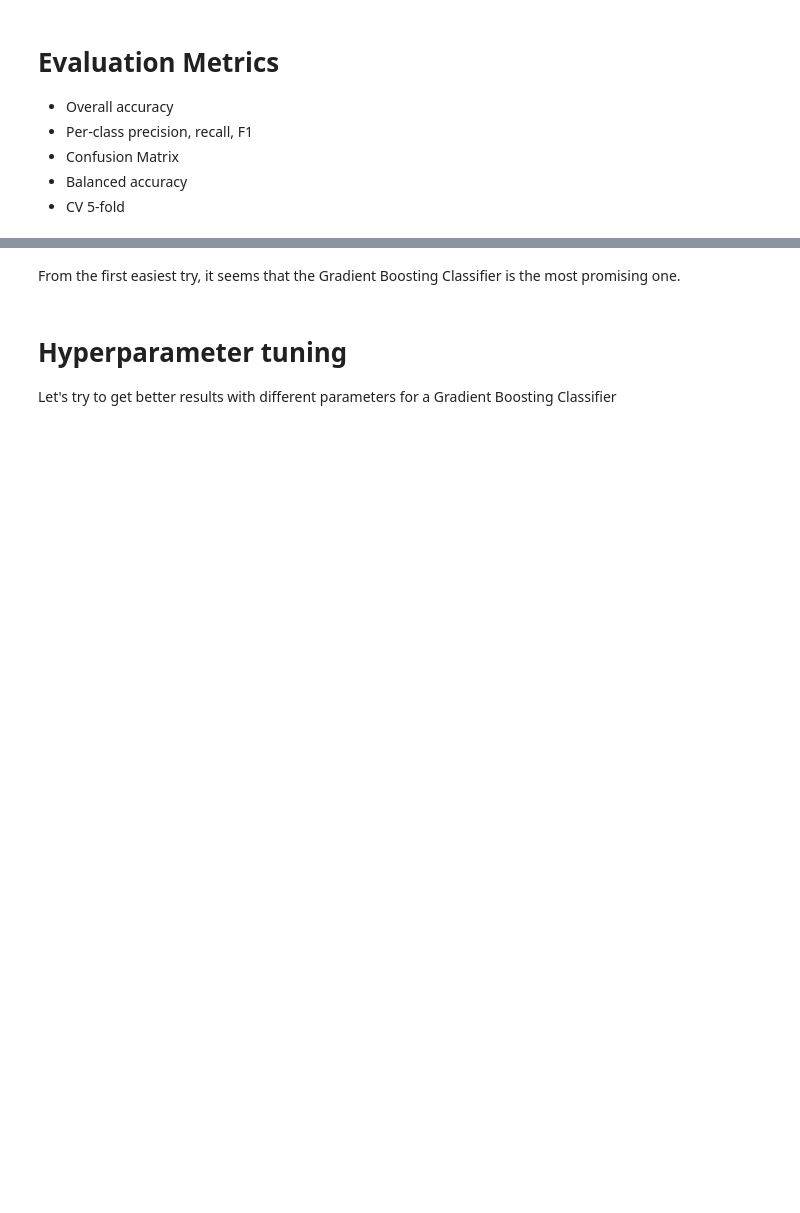
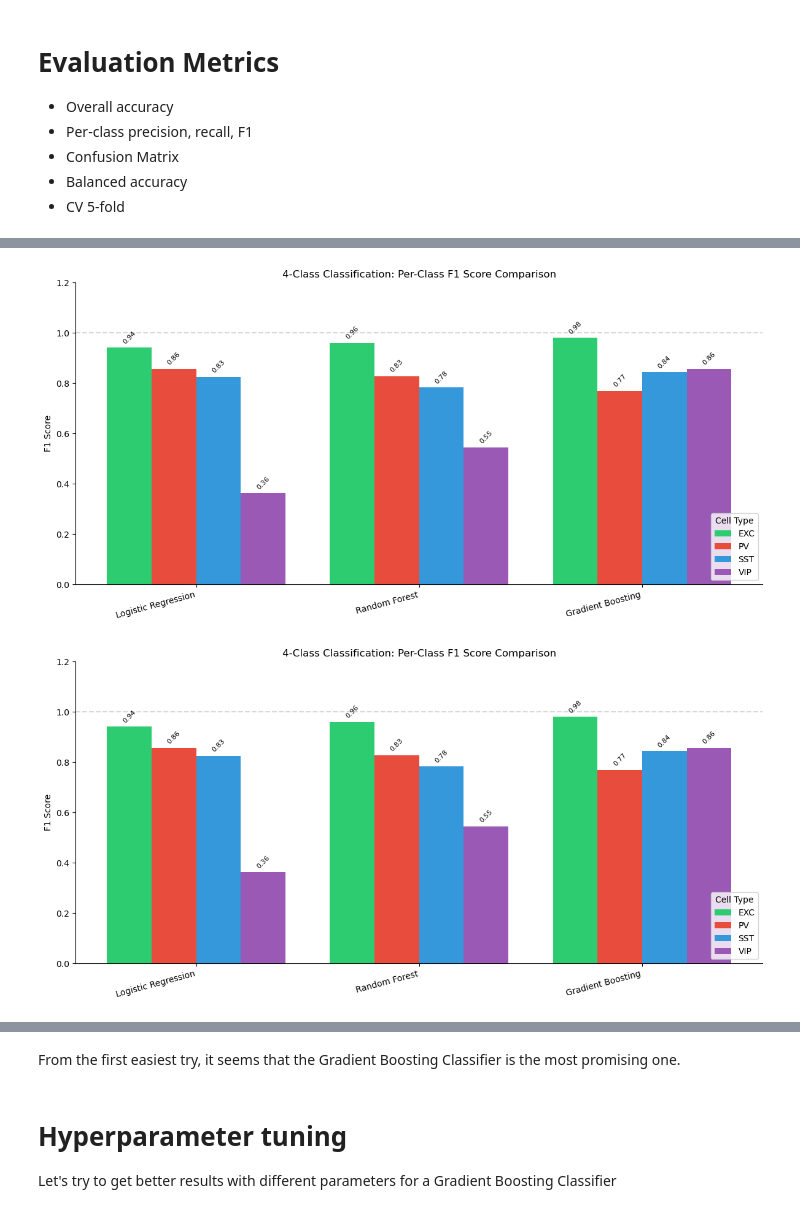
Before and after one commit to Lunomatique/BIO482_MiniProject_2025_Python, a Jupyter notebook: notebooks/MiniProject_Part4_Analysis_Figures.ipynb, the cells around one changed output, grey strips where cells are left out. Drawn from its saved outputs; the diff is of its cells as text; code cells hidden in the pictures; blank space fills up the shorter version.

```diff
--- a/notebooks/MiniProject_Part4_Analysis_Figures.ipynb
+++ b/notebooks/MiniProject_Part4_Analysis_Figures.ipynb
@@ -251,0 +433,12 @@ GradientBoosting :
+# %%
+# Compare per-class F1 scores across models
+plot_perclass_comparison(
+    model_evals_4class,
+    model_names_4class,
+    classes=["EXC", "PV", "SST", "VIP"],
+    metric='f1-score',
+    title="4-Class Classification: Per-Class F1 Score Comparison"
+)
+# %% [output]
+[figure, added]
+[figure, added]
```
Also changed, not shown: parts of 29 cells of this notebook.
